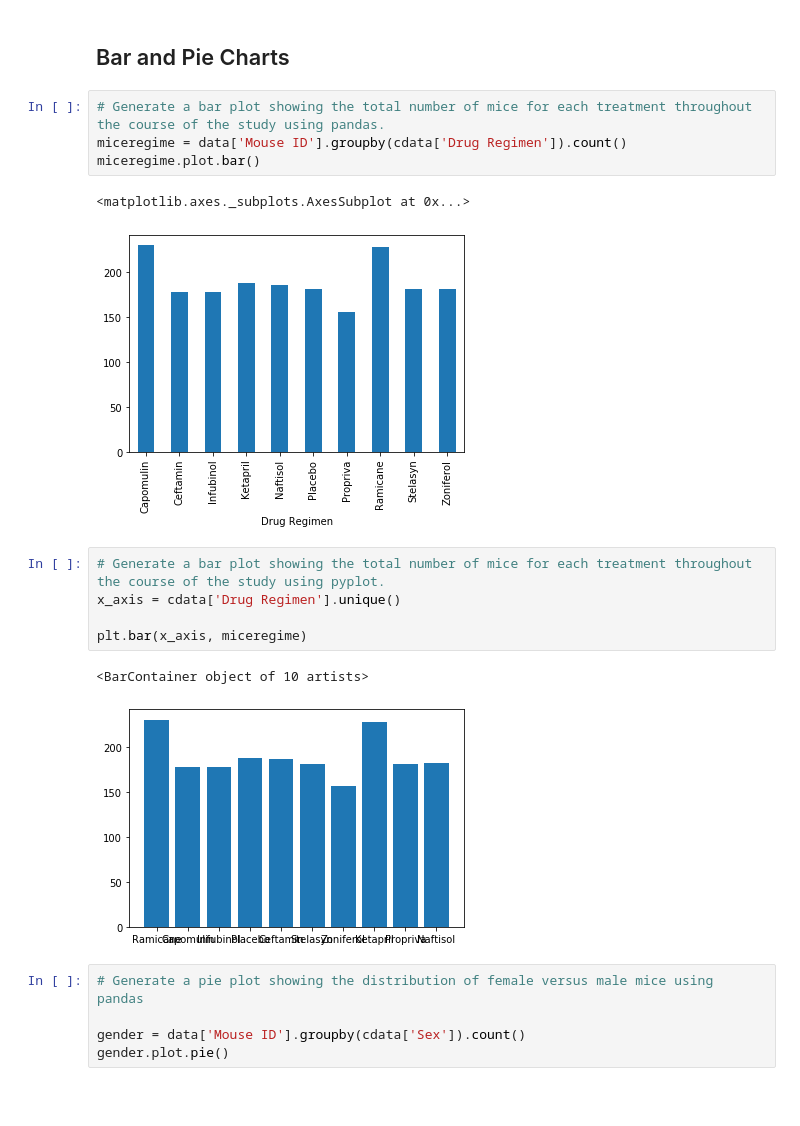
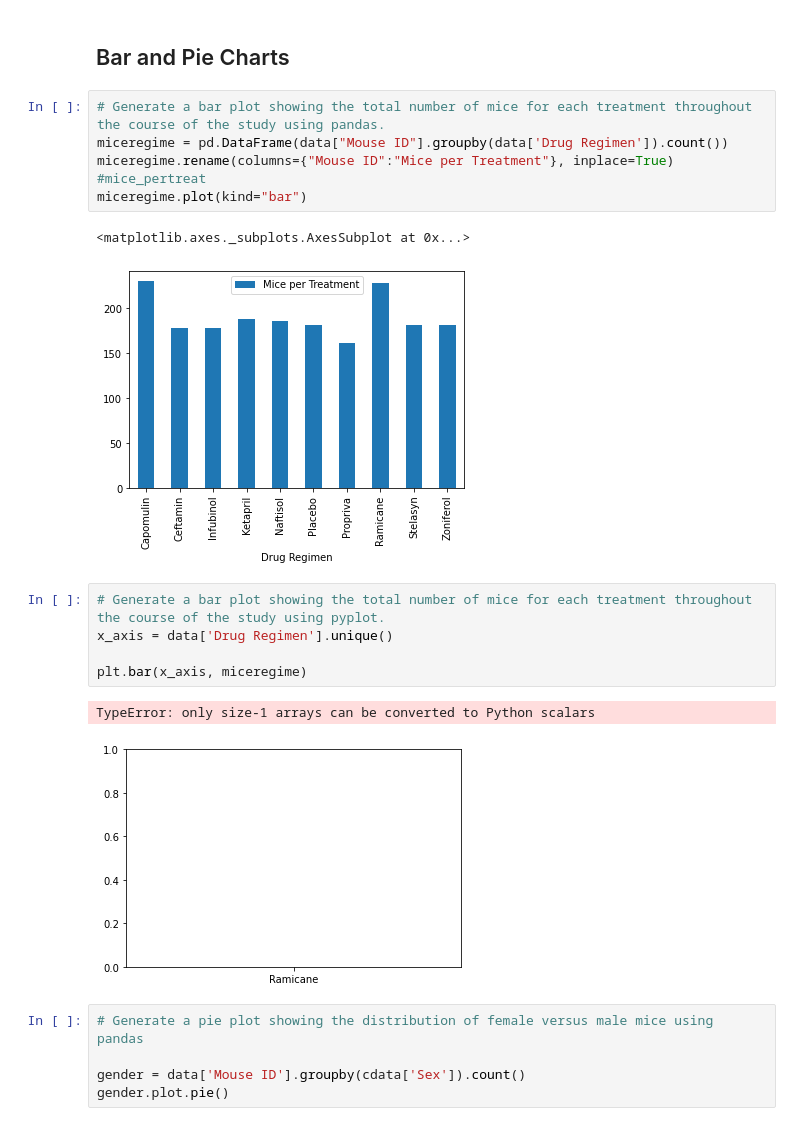
Before and after one commit to crisbusa92/matplotlib-challenge, a Jupyter notebook: Pymaceuticals/pymaceuticals_starter.ipynb, the cells around one changed output. Drawn from its saved outputs; the diff is of its cells as text; blank space fills up the shorter version.

```diff
--- a/Pymaceuticals/pymaceuticals_starter.ipynb
+++ b/Pymaceuticals/pymaceuticals_starter.ipynb
@@ -103,19 +103,21 @@ stats
 ## Bar and Pie Charts
 # %%
 # Generate a bar plot showing the total number of mice for each treatment throughout the course of the study using pandas.
-miceregime = data['Mouse ID'].groupby(cdata['Drug Regimen']).count()
-miceregime.plot.bar()
+miceregime = pd.DataFrame(data["Mouse ID"].groupby(data['Drug Regimen']).count())
+miceregime.rename(columns={"Mouse ID":"Mice per Treatment"}, inplace=True)
+#mice_pertreat
+miceregime.plot(kind="bar")
 # %% [output]
 <matplotlib.axes._subplots.AxesSubplot at 0x...>
-[figure, old version]
+[figure, new version]
 # %%
 # Generate a bar plot showing the total number of mice for each treatment throughout the course of the study using pyplot.
-x_axis = cdata['Drug Regimen'].unique()
+x_axis = data['Drug Regimen'].unique()
 
 plt.bar(x_axis, miceregime)
 # %% [output]
-<BarContainer object of 10 artists>
+TypeError: only size-1 arrays can be converted to Python scalars
-[figure, old version]
+[figure, new version]
 # %%
 # Generate a pie plot showing the distribution of female versus male mice using pandas
 
```
Also changed, not shown: parts of 12 cells of this notebook.
